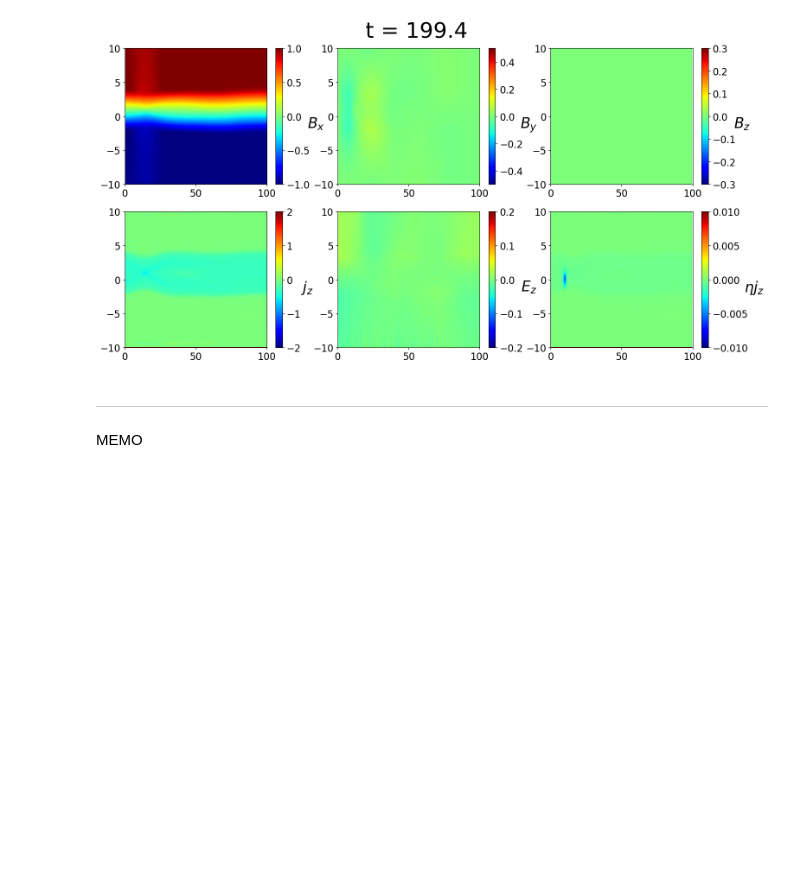
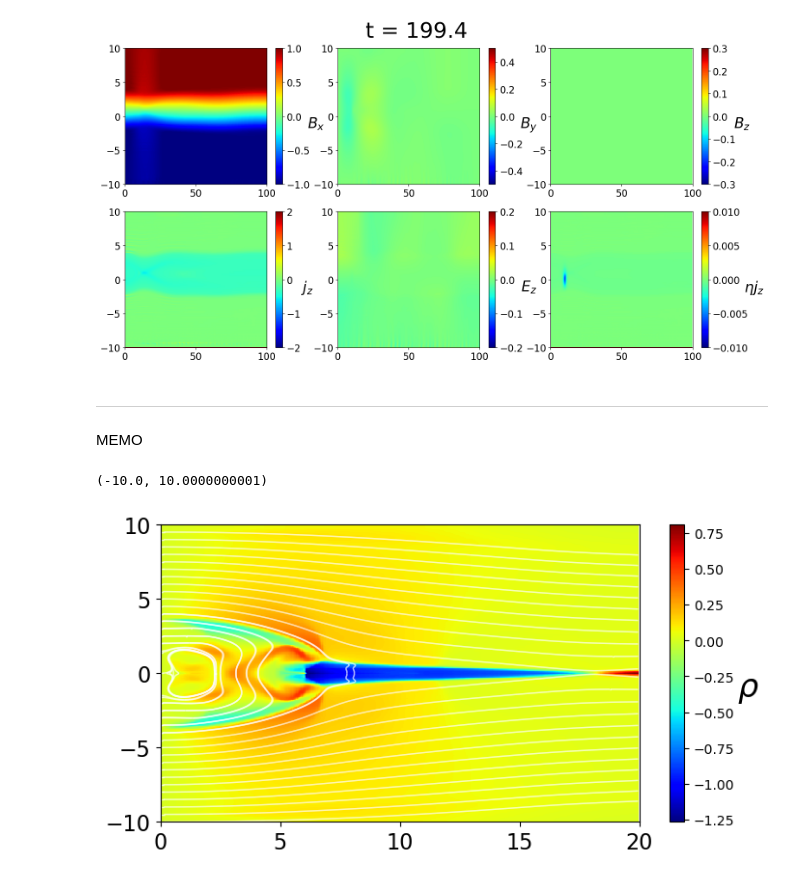
Before and after one commit to Keita-A/RadiativeMHD-simulation, a Jupyter notebook: MR_GPU.ipynb, the cells around one changed output. Saved outputs shown, nothing was run; the diff lists cells and outputs as text; code cells hidden in the pictures; blank space fills up the shorter version.

```diff
--- a/MR_GPU.ipynb
+++ b/MR_GPU.ipynb
@@ -688,11 +688,11 @@ B0 = 1.0
 rho0 = 1.0
 sheat_thickness = 0.5
 p0 = B0**2 / 2.0 #カレントシート中央での圧力
-beta_upstream = 0.2
+beta_upstream = 0.5
 VA = B0 / np.sqrt(rho0)
 x_max = 20.0
 y_max = 10.0
-dx = 0.02
+dx = 0.05
 dy = dx
 nx = int(x_max / dx)
 ny = int(2.0 * y_max / dy)
@@ -734,34 +734,36 @@ G_bar = np.zeros(G.shape)
 # %%
 fig = plt.figure(figsize=(8, 4))
 ax1 = fig.add_subplot(111)
 
 start_y = np.arange(-y_max, y_max, 0.5)
 start_points = np.array([np.zeros(start_y.shape), start_y])
 
-step = 1500
+step = 15000
 
 U = np.load(f"results_takasao/U_{step}.npy")
 rho = U[0, :, :]
 u = U[1, :, :] / rho
 v = U[2, :, :] / rho
 w = U[3, :, :] / rho
 Bx = U[4, :, :]
 By = U[5, :, :]
 Bz = U[6, :, :]
 e = U[7, :, :]
 p = (gamma-1) * (e - rho*(u**2+v**2+w**2)/2 - (Bx**2+By**2+Bz**2)/2)
 magnetic_pressure = 1/2 * (Bx**2+By**2+Bz**2)
 pT = p + magnetic_pressure
 
-contour = ax1.pcolormesh(X, Y, (rho).T, vmin=0.8, vmax=2.0, cmap='jet')
-if step == 0:
-    cbar = plt.colorbar(contour, ax=ax1)
-    cbar.set_label(r"$\rho$", fontsize=24, rotation=0, labelpad=10)
-quiver_interval = 5
+contour = ax1.pcolormesh(X, Y, (u).T, cmap='jet')
+cbar = plt.colorbar(contour, ax=ax1)
+cbar.set_label(r"$\rho$", fontsize=24, rotation=0, labelpad=10)
+
 ax1.streamplot(X, Y, Bx.T, By.T, broken_streamlines=False,
             start_points=start_points.T, color='white', density = 50, linewidth=1, arrowsize=0)
 
 #ax1.text(0.8, 1.02, f"t = {log[int(step/100)][1]:.3f}", transform=ax1.transAxes, fontsize=16)
 ax1.tick_params(labelsize=16)
 ax1.set_xlim(0.0, x_max+1e-10)
 ax1.set_ylim(-y_max, y_max+1e-10)
+# %% [output]
+(-10.0, 10.0000000001)
+[figure, added]
```
Also changed, not shown: 1 other file.
